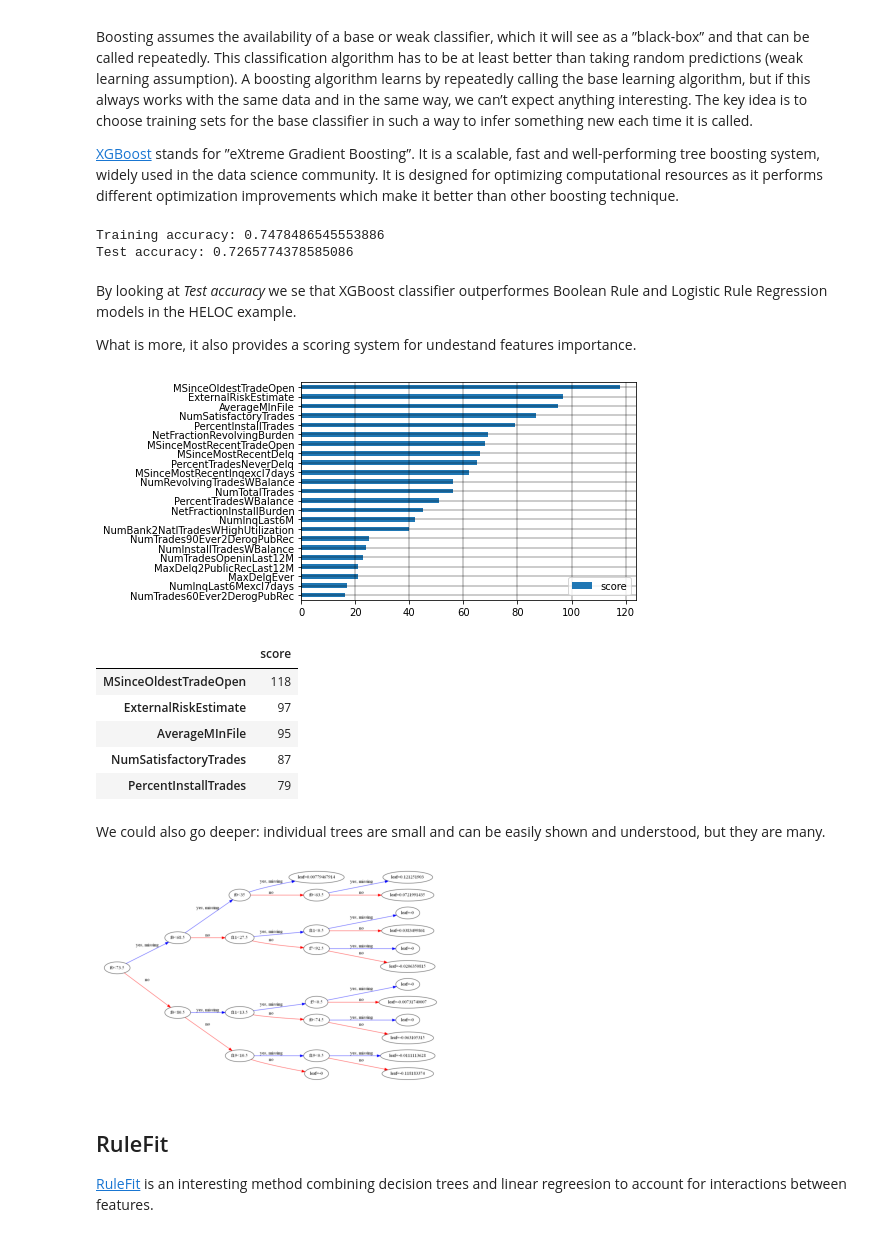
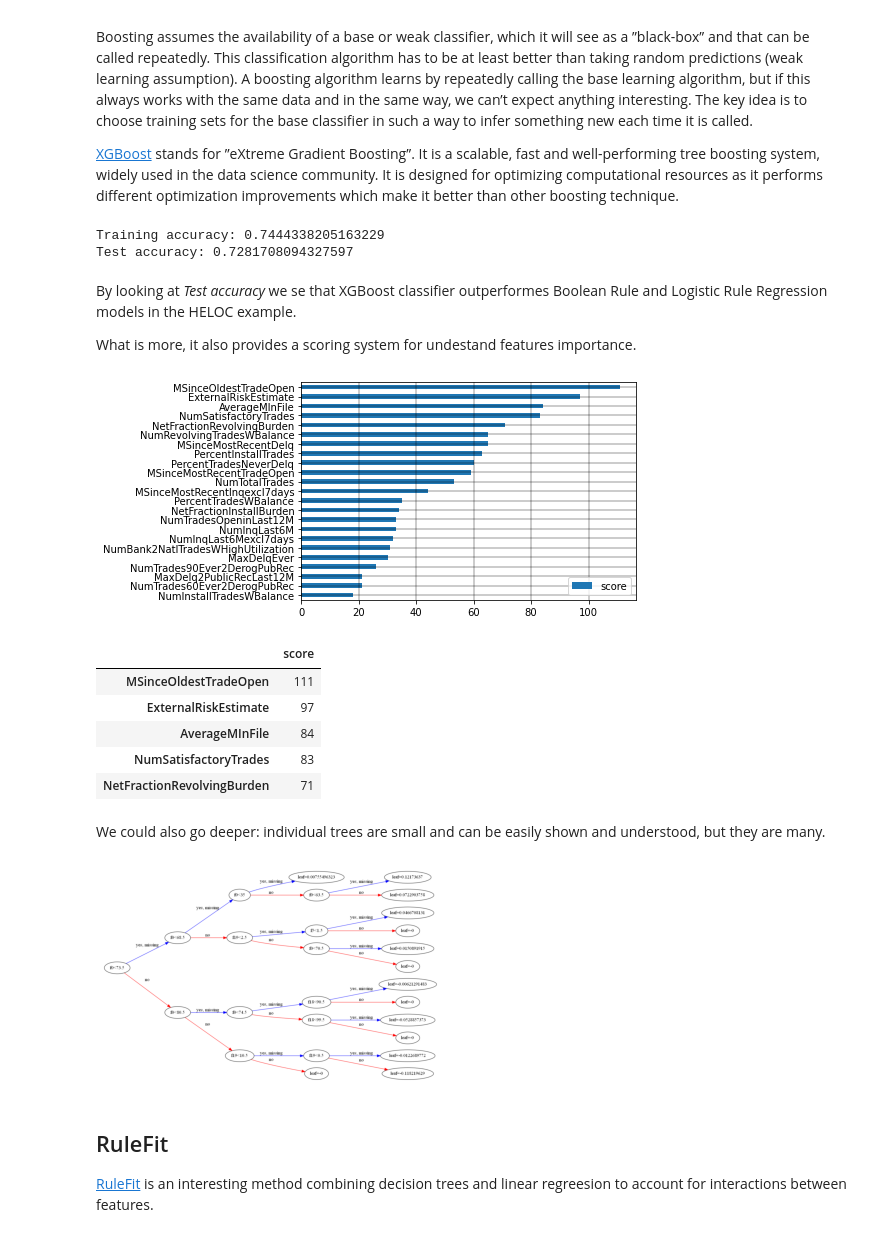
Before and after one commit to gianluigilopardo/HELOC-Credit-Approval, a Jupyter notebook: heloc.ipynb, the cells around one changed output. Saved outputs shown, nothing was run; the diff lists cells and outputs as text; code cells hidden in the pictures.

Commit message:
used better parameters

```diff
--- a/heloc.ipynb
+++ b/heloc.ipynb
@@ -99,49 +100,68 @@ The idea of boosting approach in machine learning is to create highly accurate p
 Boosting assumes the availability of a base or weak classifier, which it will see as a ”black-box” and that can be called repeatedly. This classification algorithm has to be at least better than taking random predictions (weak learning assumption). A boosting algorithm learns by repeatedly calling the base learning algorithm, but if this always works with the same data and in the same way, we can’t expect anything interesting. The key idea is to choose training sets for the base classifier in such a way to infer something new each time it is called.
 
 [XGBoost](https://xgboost.ai/) stands for ”eXtreme Gradient Boosting”. It is a scalable, fast and well-performing tree boosting system, widely used in the data science community. It is designed for optimizing computational resources as it performs different optimization improvements which make it better than other boosting technique.
+# %%
+# Do cross validation to better choose (some) parameters
+# or if you trust me set it False
+CV = False
+
+if CV:
+    learning_rate =  [0.001, 0.01, 0.1]
+    max_depth = np.arange(3,6)
+    alpha = [0,2,10]
+    colsample_bytree = [0,0.2,0.5]
+    parameters = {'learning_rate': learning_rate, 'max_depth': max_depth,
+                 'alpha': alpha, 'colsample_bytree':colsample_bytree}
+    xgb_mod = xgb.XGBClassifier(objective='reg:logistic')
+    xgb_mod = GridSearchCV(xgb_mod, parameters, scoring='f1', cv=5)
+    xgb_mod.fit(X_train,y_train)
+    print("The best parameters for XGB Classifier are %s with a score of %0.2f" % (xgb_mod.best_params_, xgb_mod.best_score_))
+
+else:
+    xgb_mod = xgb.XGBClassifier(objective='reg:logistic', colsample_bytree=0.2, alpha=10,
+                            learning_rate=0.1, max_depth=4, n_estimators=100)
+    xgb_mod.fit(X_train,y_train)
 # %%
-xgb_mod = xgb.XGBClassifier(objective='reg:logistic', colsample_bytree=0.3, learning_rate=0.1,
-                max_depth=4, alpha=10, n_estimators=100)
-xgb_mod.fit(X_train,y_train)
 xgb_pred = xgb_mod.predict(X_test)
-
 print('Training accuracy:', accuracy_score(y_train, xgb_mod.predict(X_train)))
 print('Test accuracy:', accuracy_score(y_test, xgb_pred))
 # %% [output]
-Training accuracy: 0.7478486545553886
-Test accuracy: 0.7265774378585086
+Training accuracy: 0.7444338205163229
+Test accuracy: 0.7281708094327597
 # %% [markdown]
 By looking at *Test accuracy* we se that XGBoost classifier outperformes Boolean Rule and Logistic Rule Regression models in the HELOC example.
 
 What is more, it also provides a scoring system for undestand features importance.
 # %%
+if CV:
+    xgb_mod = xgb_mod.best_estimator_
 features_scoring = xgb_mod.get_booster().get_score(importance_type='weight')
 features_scoring = renameDic(features_scoring)
 features = list(features_scoring.keys())
 scores = list(features_scoring.values())
 
 data = pd.DataFrame(data=scores, index=features, columns=["score"]).sort_values(by = "score", ascending=True)
 data.plot(kind='barh')
 plt.grid(color='k', linewidth=0.4)
 plt.show()
 # %% [output]
-[figure, old version]
+[figure, new version]
 # %%
 data.sort_values(by='score', ascending=False).head()
 # %% [output]
 |  | score |
-| MSinceOldestTradeOpen | 118 |
+| MSinceOldestTradeOpen | 111 |
 | ExternalRiskEstimate | 97 |
-| AverageMInFile | 95 |
-| NumSatisfactoryTrades | 87 |
-| PercentInstallTrades | 79 |
+| AverageMInFile | 84 |
+| NumSatisfactoryTrades | 83 |
+| NetFractionRevolvingBurden | 71 |
 # %% [markdown]
 We could also go deeper: individual trees are small and can be easily shown and understood, but they are many.
 # %%
 plot_tree(xgb_mod, num_trees=1, rankdir='LR')
 plt.show()
 # %% [output]
-[figure, old version]
+[figure, new version]
 # %% [markdown]
 ## RuleFit
 [RuleFit](https://arxiv.org/pdf/0811.1679.pdf) is an interesting method combining decision trees and linear regreesion to account for interactions between features.
```
Also changed, not shown: parts of 3 cells of this notebook.
